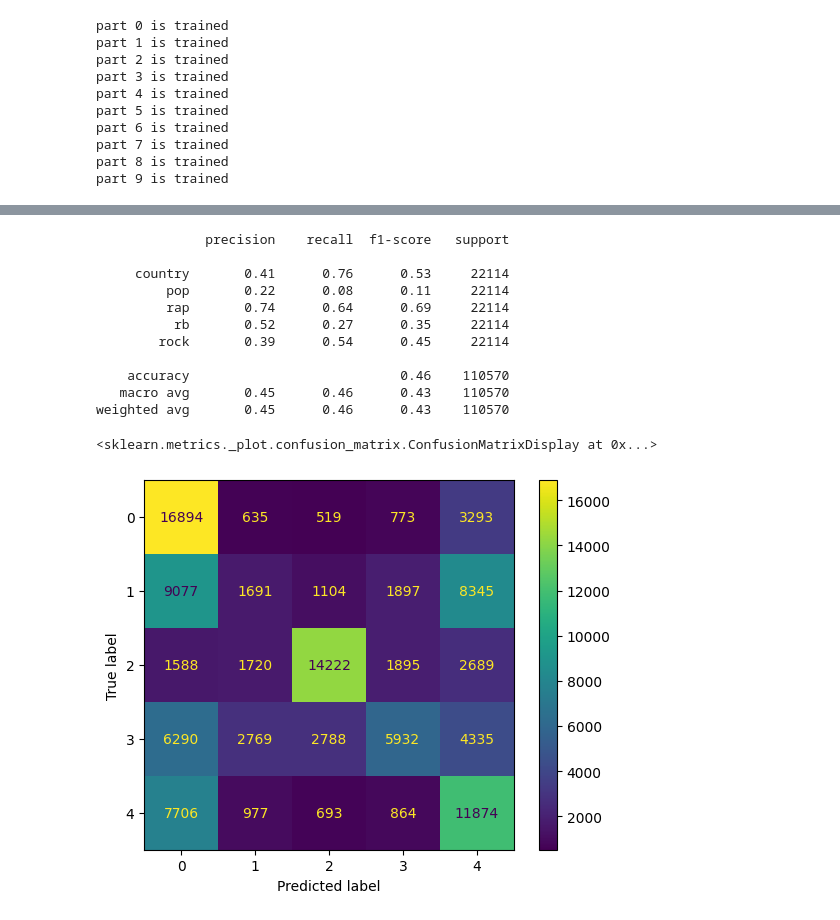
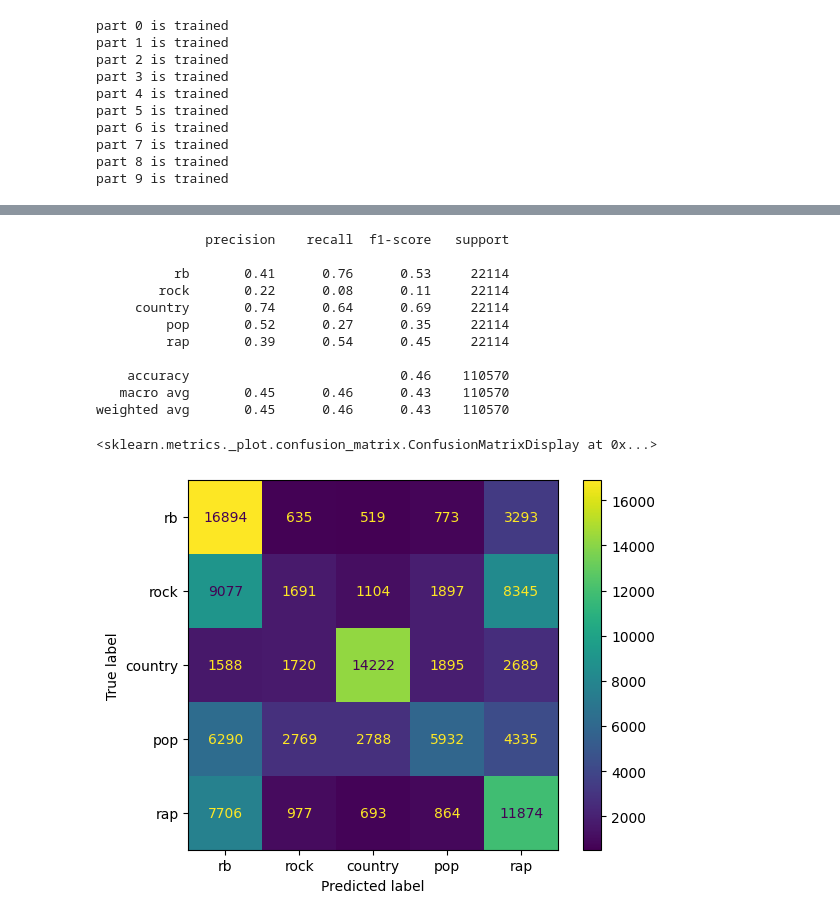
Before and after one commit to H0TL1N3/MusicClassifierPython, a Jupyter notebook: ipynb/NaiveBayes.ipynb, the cells around one changed output, grey strips where cells are left out. Cells and saved outputs as stored; diff of their text form; code cells hidden in the pictures.

```diff
--- a/ipynb/NaiveBayes.ipynb
+++ b/ipynb/NaiveBayes.ipynb
@@ -506,24 +495,25 @@ predicted_labels =predictions
 # %%
 from sklearn.metrics import classification_report, confusion_matrix, ConfusionMatrixDisplay
 
 # Classification report
-print(classification_report(dataset_test["tag"], predicted_labels))
+tnames = ["rb", "rock", "country", "pop", "rap"]
+print(classification_report(dataset_test["tag"], predicted_labels, target_names=tnames))
 
 # Confusion matrix
 cm = confusion_matrix(dataset_test["tag"], predicted_labels)
-disp = ConfusionMatrixDisplay(confusion_matrix=cm)
+disp = ConfusionMatrixDisplay(confusion_matrix=cm, display_labels=tnames)
 disp.plot()
 # %% [output]
               precision    recall  f1-score   support
 
-     country       0.41      0.76      0.53     22114
-         pop       0.22      0.08      0.11     22114
-         rap       0.74      0.64      0.69     22114
-          rb       0.52      0.27      0.35     22114
-        rock       0.39      0.54      0.45     22114
+          rb       0.41      0.76      0.53     22114
+        rock       0.22      0.08      0.11     22114
+     country       0.74      0.64      0.69     22114
+         pop       0.52      0.27      0.35     22114
+         rap       0.39      0.54      0.45     22114
 
     accuracy                           0.46    110570
    macro avg       0.45      0.46      0.43    110570
 weighted avg       0.45      0.46      0.43    110570
 <sklearn.metrics._plot.confusion_matrix.ConfusionMatrixDisplay at 0x...>
-[figure, old version]
+[figure, new version]
```
Also changed, not shown: parts of 7 cells of this notebook, 2 other files.
